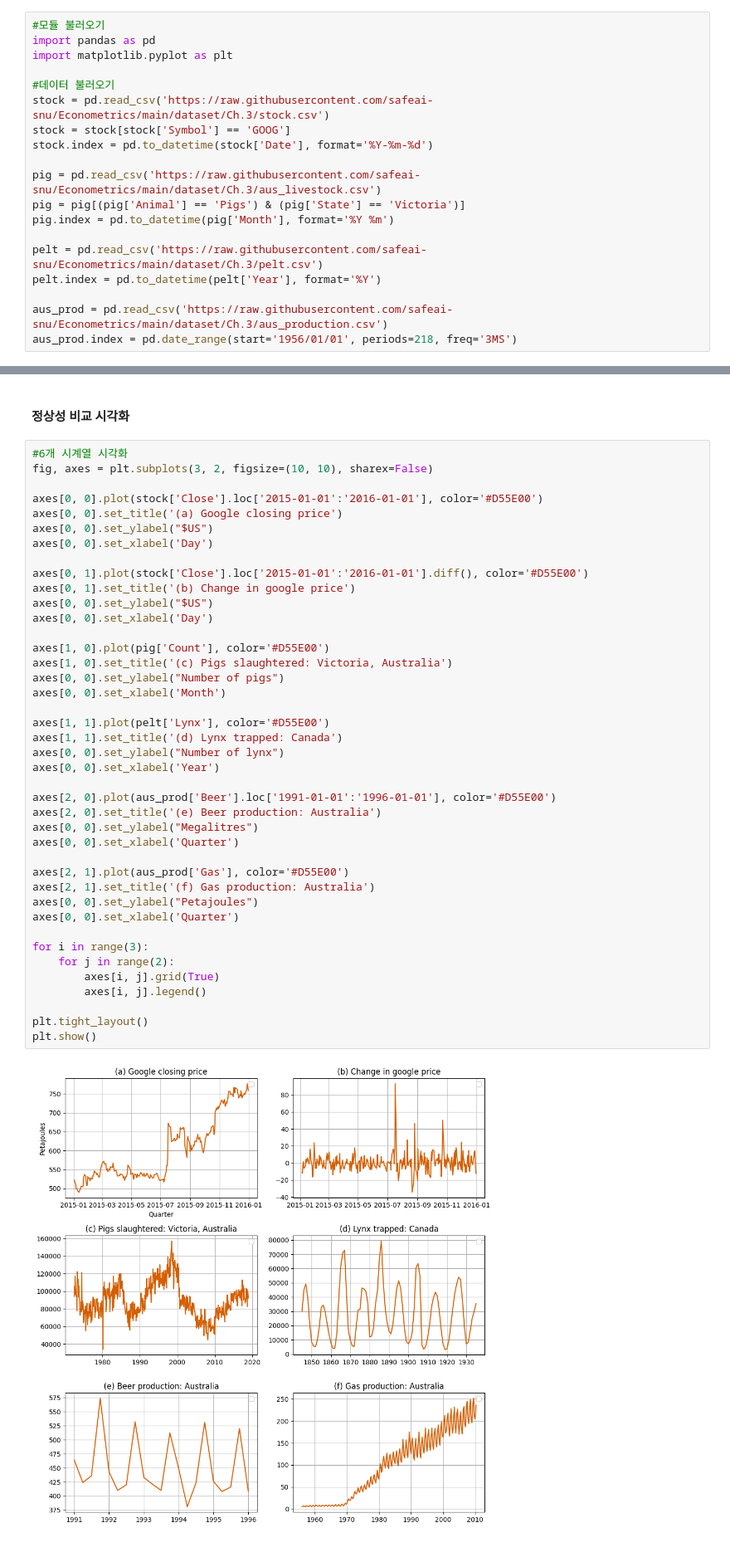
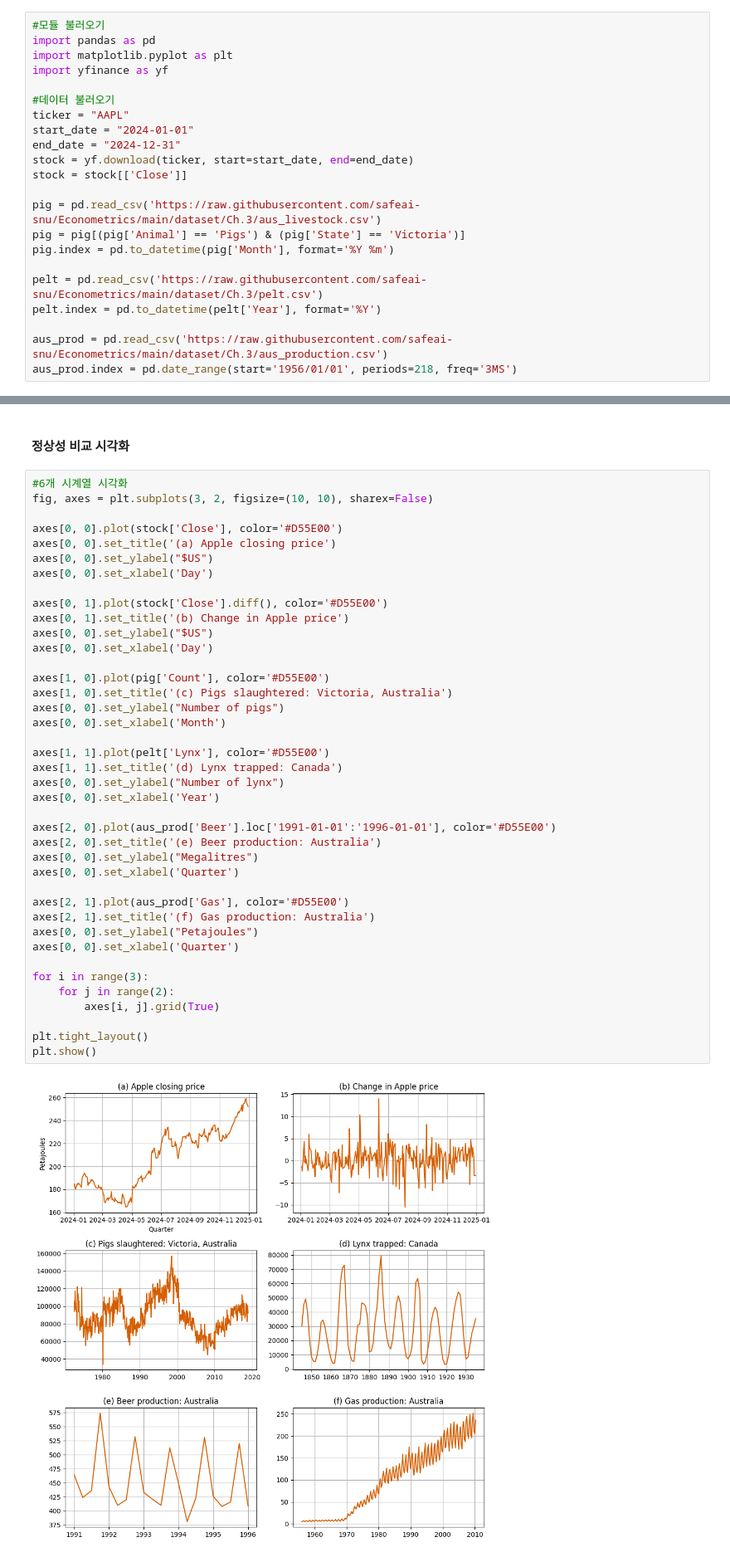
Before and after one commit to safeai-snu/Econometrics, a Jupyter notebook: Ch.3.2.ARIMA.ipynb, the cells around one changed output, grey strips where cells are left out. Shown at 83% size. Saved outputs shown, nothing was run; the diff lists cells and outputs as text.

Commit message:
image new

```diff
--- a/Ch.3.2.ARIMA.ipynb
+++ b/Ch.3.2.ARIMA.ipynb
@@ -8,11 +8,14 @@
 #모듈 불러오기
 import pandas as pd
 import matplotlib.pyplot as plt
+import yfinance as yf
 
 #데이터 불러오기
-stock = pd.read_csv('https://raw.githubusercontent.com/safeai-snu/Econometrics/main/dataset/Ch.3/stock.csv')
-stock = stock[stock['Symbol'] == 'GOOG']
-stock.index = pd.to_datetime(stock['Date'], format='%Y-%m-%d')
+ticker = "AAPL"
+start_date = "2024-01-01"
+end_date = "2024-12-31"
+stock = yf.download(ticker, start=start_date, end=end_date)
+stock = stock[['Close']]
 
 pig = pd.read_csv('https://raw.githubusercontent.com/safeai-snu/Econometrics/main/dataset/Ch.3/aus_livestock.csv')
 pig = pig[(pig['Animal'] == 'Pigs') & (pig['State'] == 'Victoria')]
@@ -29,45 +34,44 @@ aus_prod.index = pd.date_range(start='1956/01/01', periods=218, freq='3MS')
 #6개 시계열 시각화
 fig, axes = plt.subplots(3, 2, figsize=(10, 10), sharex=False)
 
-axes[0, 0].plot(stock['Close'].loc['2015-01-01':'2016-01-01'], color='#D55E00')
-axes[0, 0].set_title('(a) Google closing price')
+axes[0, 0].plot(stock['Close'], color='#D55E00')
+axes[0, 0].set_title('(a) Apple closing price')
 axes[0, 0].set_ylabel("$US")
 axes[0, 0].set_xlabel('Day')
 
-axes[0, 1].plot(stock['Close'].loc['2015-01-01':'2016-01-01'].diff(), color='#D55E00')
-axes[0, 1].set_title('(b) Change in google price')
+axes[0, 1].plot(stock['Close'].diff(), color='#D55E00')
+axes[0, 1].set_title('(b) Change in Apple price')
 axes[0, 0].set_ylabel("$US")
 axes[0, 0].set_xlabel('Day')
 
 axes[1, 0].plot(pig['Count'], color='#D55E00')
 axes[1, 0].set_title('(c) Pigs slaughtered: Victoria, Australia')
 axes[0, 0].set_ylabel("Number of pigs")
 axes[0, 0].set_xlabel('Month')
 
 axes[1, 1].plot(pelt['Lynx'], color='#D55E00')
 axes[1, 1].set_title('(d) Lynx trapped: Canada')
 axes[0, 0].set_ylabel("Number of lynx")
 axes[0, 0].set_xlabel('Year')
 
 axes[2, 0].plot(aus_prod['Beer'].loc['1991-01-01':'1996-01-01'], color='#D55E00')
 axes[2, 0].set_title('(e) Beer production: Australia')
 axes[0, 0].set_ylabel("Megalitres")
 axes[0, 0].set_xlabel('Quarter')
 
 axes[2, 1].plot(aus_prod['Gas'], color='#D55E00')
 axes[2, 1].set_title('(f) Gas production: Australia')
 axes[0, 0].set_ylabel("Petajoules")
 axes[0, 0].set_xlabel('Quarter')
 
 for i in range(3):
     for j in range(2):
         axes[i, j].grid(True)
-        axes[i, j].legend()
 
 plt.tight_layout()
 plt.show()
 # %% [output]
-[figure, old version]
+[figure, new version]
 # %% [markdown]
 # 3.2.2 랜덤 워크와 차분
 # %% [markdown]
```
Also changed, not shown: parts of 1 cell of this notebook, 2 other files.
